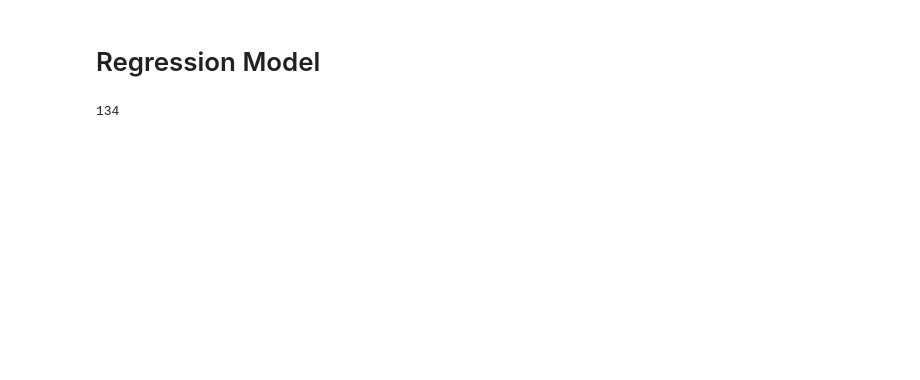
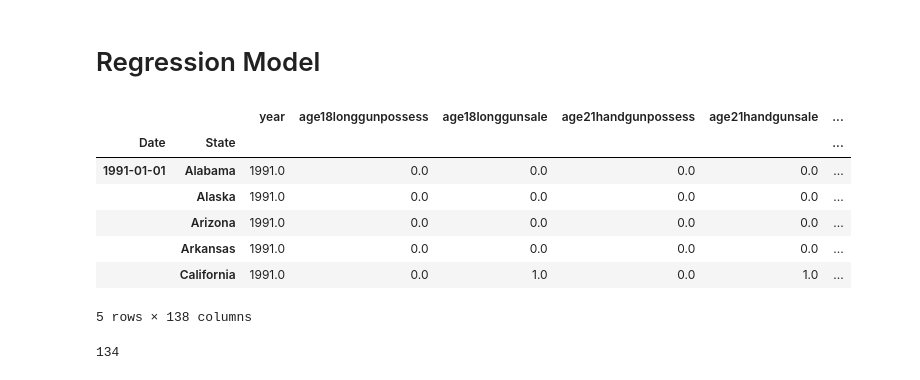
Before and after one commit to laurmarshall/School_Shootings_Analysis, a Jupyter notebook: EDA.ipynb, the cells around one changed output. Drawn from its saved outputs; the diff is of its cells as text; code cells hidden in the pictures; blank space fills up the shorter version.

```diff
--- a/EDA.ipynb
+++ b/EDA.ipynb
@@ -306,7 +298,7 @@ updated_shooting.head()
 The cell below will need to be run again and then commented out.
 # %%
 #updated_shooting = updated_shooting.set_index("Date")
-#updated_shooting = updated_shooting.drop(columns ='Dupe', axis = 1)
+updated_shooting = updated_shooting.drop(columns ='Dupe', axis = 1)
 # %%
 year_count = list(updated_shooting.groupby(pd.Grouper(freq='Y')).count()['City'])
 len(year_count)
@@ -1036,2 +1075,11 @@ updated_shooting.groupby(['State']).sum()
 # %%
-gun_laws.head()
+final_merged_year_state.head()
+# %% [output]
+|  |  | year | age18longgunpossess | age18longgunsale | age21handgunpossess | age21handgunsale | ... |
+| Date | State |  |  |  |  |  | ... |
+| 1991-01-01 | Alabama | 1991.0 | 0.0 | 0.0 | 0.0 | 0.0 | ... |
+|  | Alaska | 1991.0 | 0.0 | 0.0 | 0.0 | 0.0 | ... |
+|  | Arizona | 1991.0 | 0.0 | 0.0 | 0.0 | 0.0 | ... |
+|  | Arkansas | 1991.0 | 0.0 | 0.0 | 0.0 | 0.0 | ... |
+|  | California | 1991.0 | 0.0 | 1.0 | 0.0 | 1.0 | ... |
+5 rows × 138 columns
```
Also changed, not shown: parts of 86 cells of this notebook, 1 other file.
